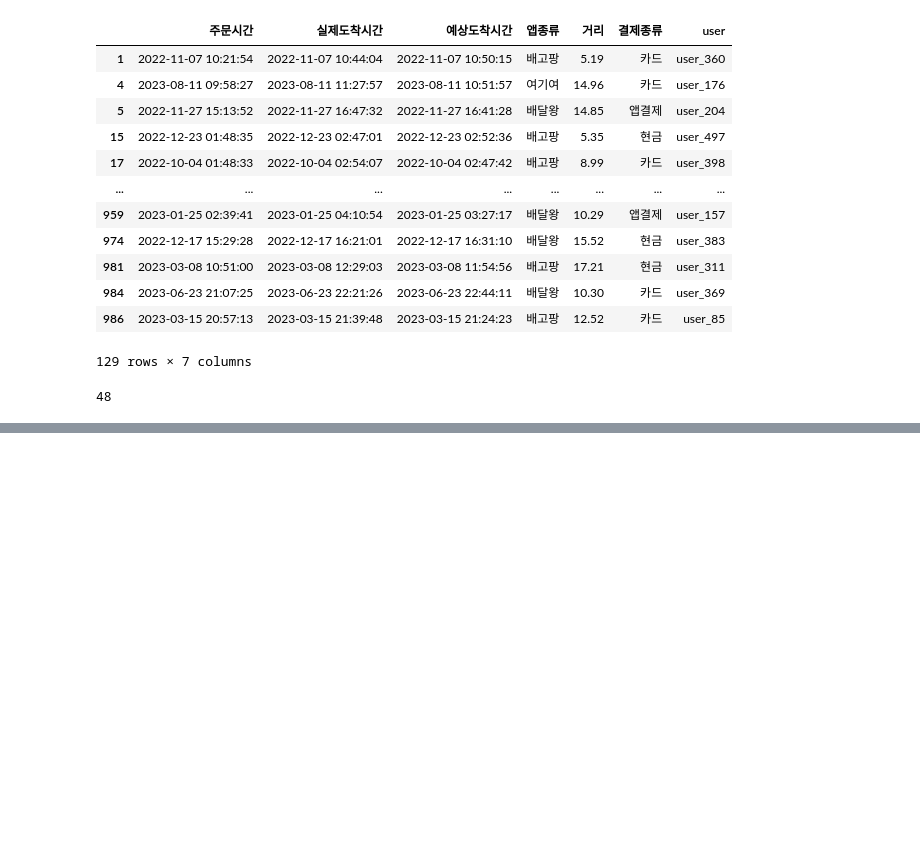
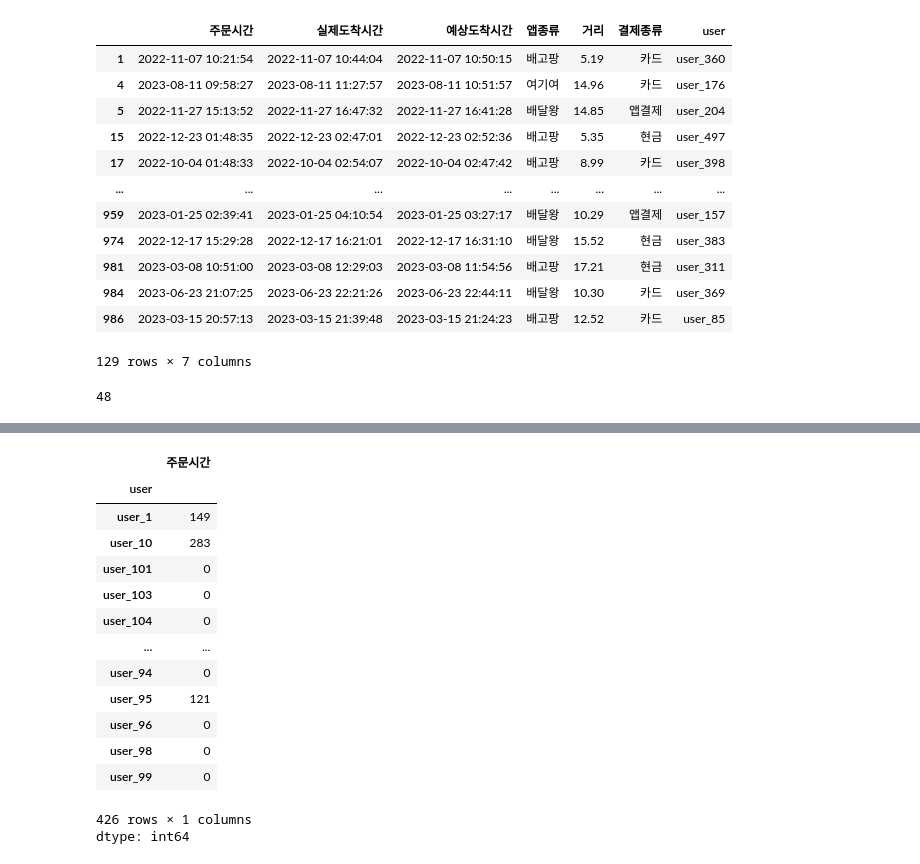
Before and after one commit to bbang-jun/Big-Data-Analysis-Engineer-Practical-Test, a Jupyter notebook: 작업형1/작업형1_연습문제.ipynb, the cells around one changed output, grey strips where cells are left out. Drawn from its saved outputs; the diff is of its cells as text; code cells hidden in the pictures; blank space fills up the shorter version.

Commit message:
작업형1 # Section 25 시간 간의 차이 계산(일)

```diff
--- a/작업형1/작업형1_연습문제.ipynb
+++ b/작업형1/작업형1_연습문제.ipynb
@@ -1368,3 +1368,13 @@ df = df['결제종류'].value_counts().sort_values(ascending = False)
 print(int(df[0]))
 # %% [output]
 48
+# %%
+# Section 25 시간 간의 차이 계산(일)
+# 1. 각 사용자별로 첫 주문과 마지막 주문 사이의 시간 간격을 일 단위로 계산하시오.
+# 2. 시간차가 0일인 사용자를 제외하고, 나머지 사용자들의 평균 시간 간격(일 단위)을 계산하시오.
+# 3. 평균 시간 간격보다 긴 시간 간격을 가진 사용자의 수를 정수로 구하시오.
+
+# 기본 코드
+import pandas as pd
+df = pd.read_csv('delivery_time.csv')
+df
@@ -1370,0 +1395,23 @@ print(int(df[0]))
+# %%
+# 1. 각 사용자별로 첫 주문과 마지막 주문 사이의 시간 간격을 일 단위로 계산하시오.
+df['주문시간'] = pd.to_datetime(df['주문시간'])
+df_first = df.groupby(['user'])['주문시간'].min()
+df_last = df.groupby(['user'])['주문시간'].max()
+df = (df_last - df_first).dt.days
+df
+# %% [output]
+|  | 주문시간 |
+| user |  |
+| user_1 | 149 |
+| user_10 | 283 |
+| user_101 | 0 |
+| user_103 | 0 |
+| user_104 | 0 |
+| ... | ... |
+| user_94 | 0 |
+| user_95 | 121 |
+| user_96 | 0 |
+| user_98 | 0 |
+| user_99 | 0 |
+426 rows × 1 columns
+dtype: int64
```
Also changed, not shown: parts of 3 cells of this notebook, 1 other file.
